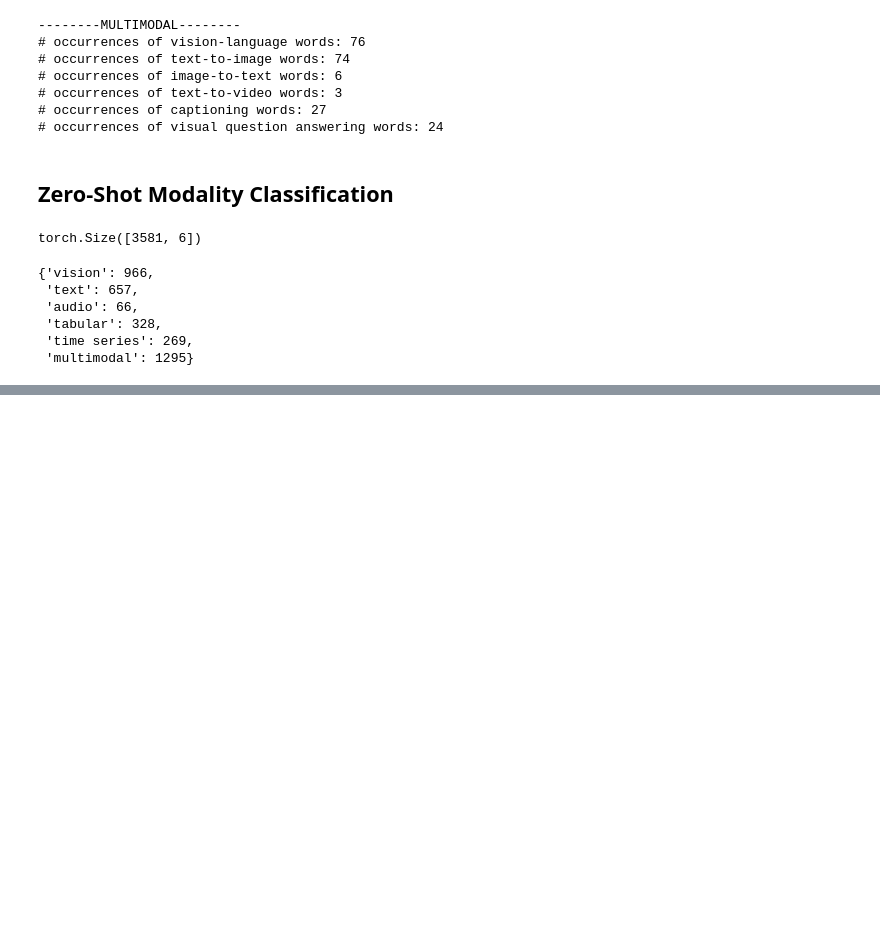
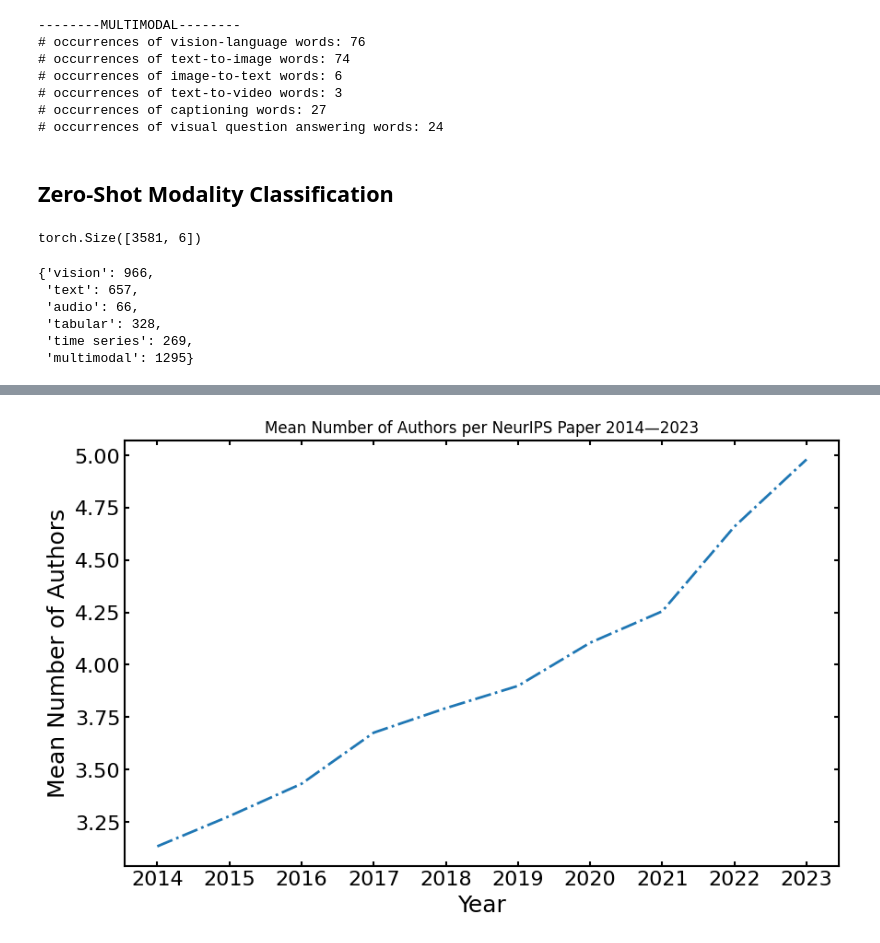
Before and after one commit to jacobmarks/awesome-neurips-2023, a Jupyter notebook: analysis.ipynb, the cells around one changed output, grey strips where cells are left out. Saved outputs shown, nothing was run; the diff lists cells and outputs as text; code cells hidden in the pictures; blank space fills up the shorter version.

```diff
--- a/analysis.ipynb
+++ b/analysis.ipynb
@@ -543,0 +579,19 @@ counts_by_modality
+# %%
+num_authors_by_year = {
+    syear: [len(authors) for authors in historical_data[syear].values()]
+    for syear in syears
+}
+# %%
+mean_num_authors_by_year = {
+    syear: np.mean(num_authors_by_year[syear])
+    for syear in syears
+}
+# %%
+plt.figure(figsize=(10, 6))
+plt.plot(syears, list(mean_num_authors_by_year.values()), "-.")
+plt.xlabel("Year");
+plt.ylabel("Mean Number of Authors");
+plt.title(f"Mean Number of Authors per NeurIPS Paper {syears[0]}—{syears[-1]}")
+plt.savefig("images/num_authors_history_2014_2023.png");
+# %% [output]
+[figure, added]
```
Also changed, not shown: parts of 8 cells of this notebook, 12 other files.
